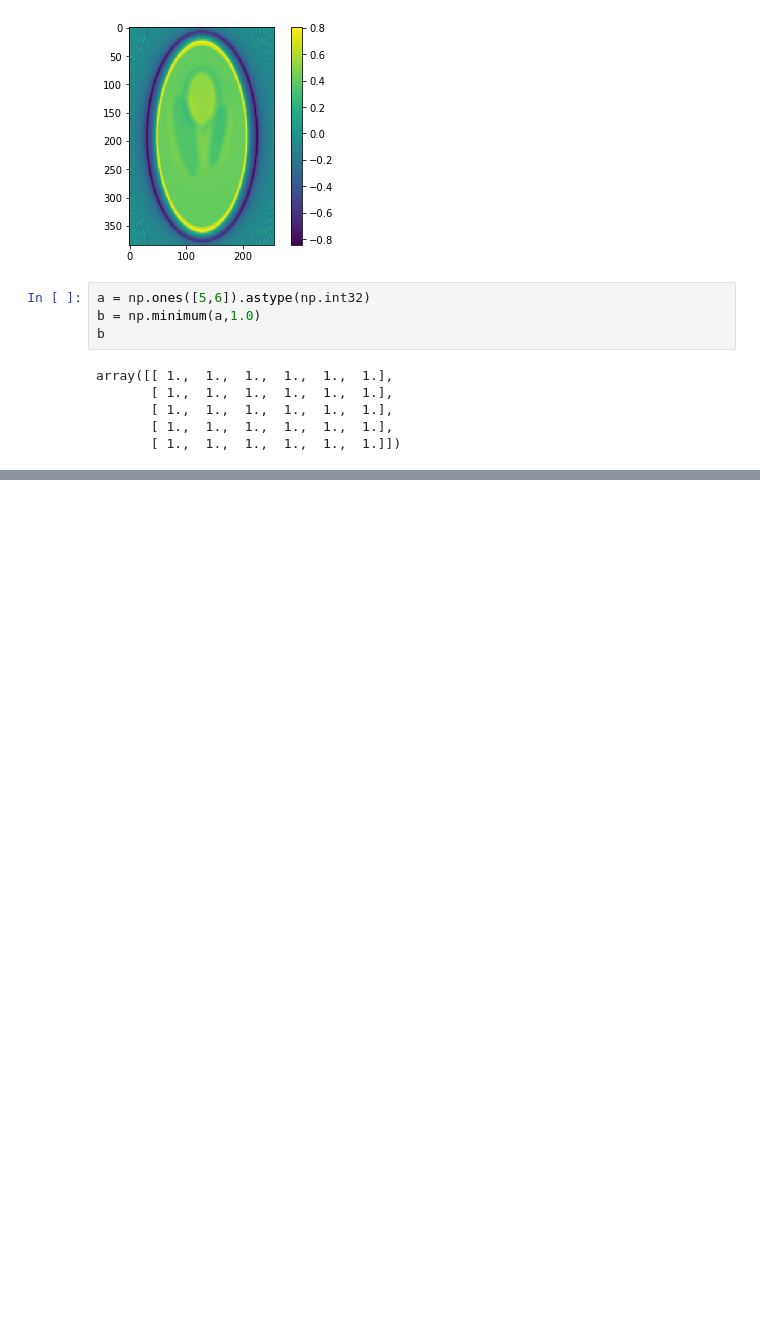
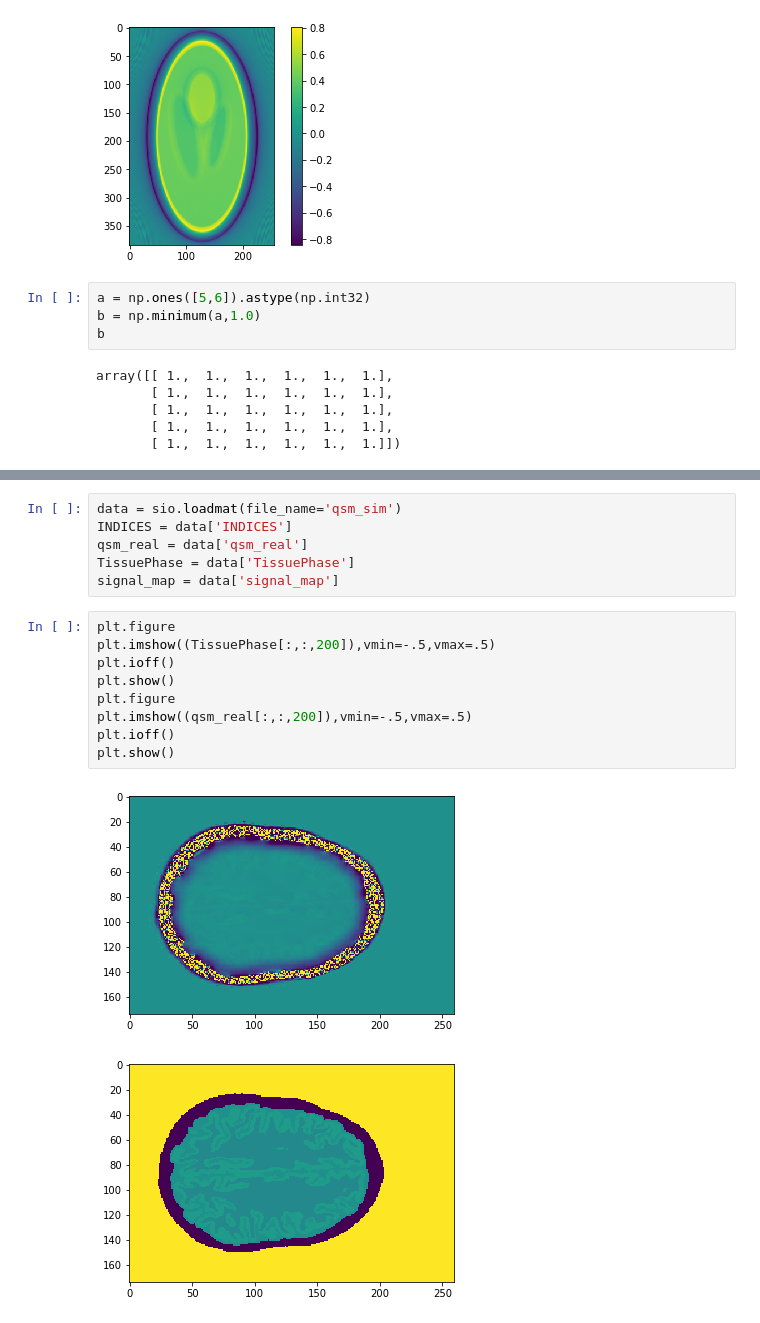
Before and after one commit to nicholas-zhu/MRI_tools, a Jupyter notebook: Untitled.ipynb, the cells around one changed output, grey strips where cells are left out. Drawn from its saved outputs; the diff is of its cells as text; blank space fills up the shorter version.

```diff
--- a/Untitled.ipynb
+++ b/Untitled.ipynb
@@ -255,0 +247,18 @@ Variable containing:
+# %%
+data = sio.loadmat(file_name='qsm_sim')
+INDICES = data['INDICES']
+qsm_real = data['qsm_real']
+TissuePhase = data['TissuePhase']
+signal_map = data['signal_map']
+# %%
+plt.figure
+plt.imshow((TissuePhase[:,:,200]),vmin=-.5,vmax=.5)
+plt.ioff()
+plt.show()
+plt.figure
+plt.imshow((qsm_real[:,:,200]),vmin=-.5,vmax=.5)
+plt.ioff()
+plt.show()
+# %% [output]
+[figure, added]
+[figure, added]
```
Also changed, not shown: parts of 4 cells of this notebook.
